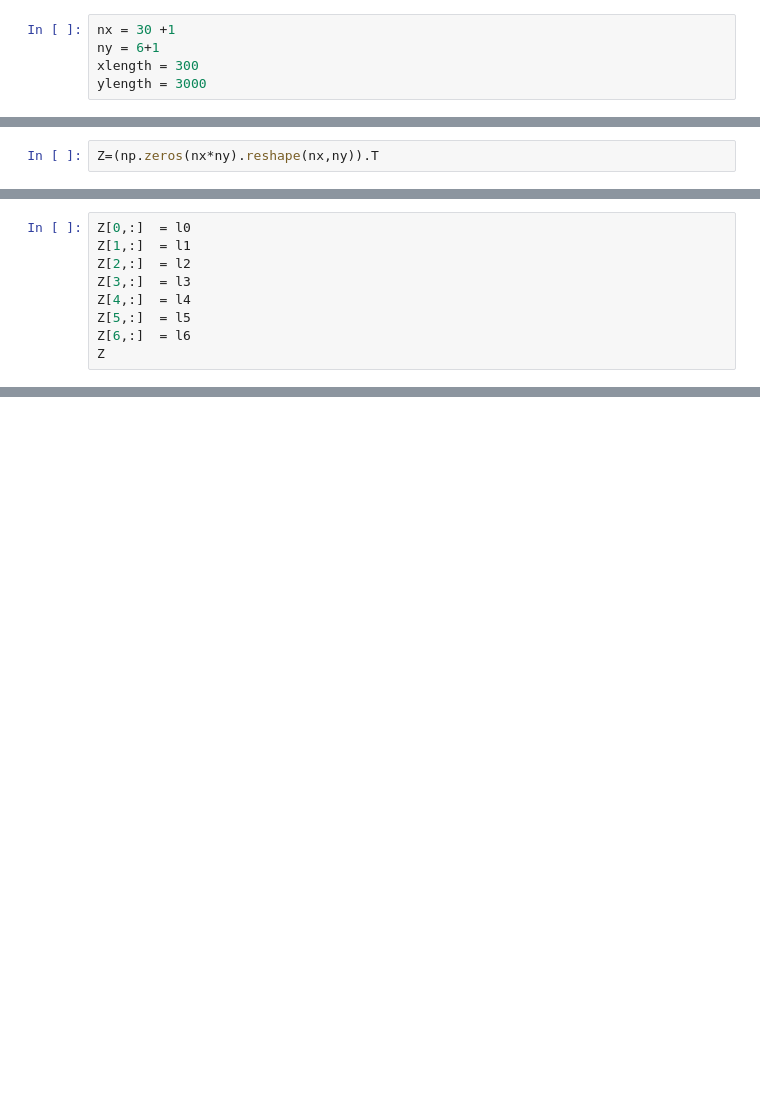
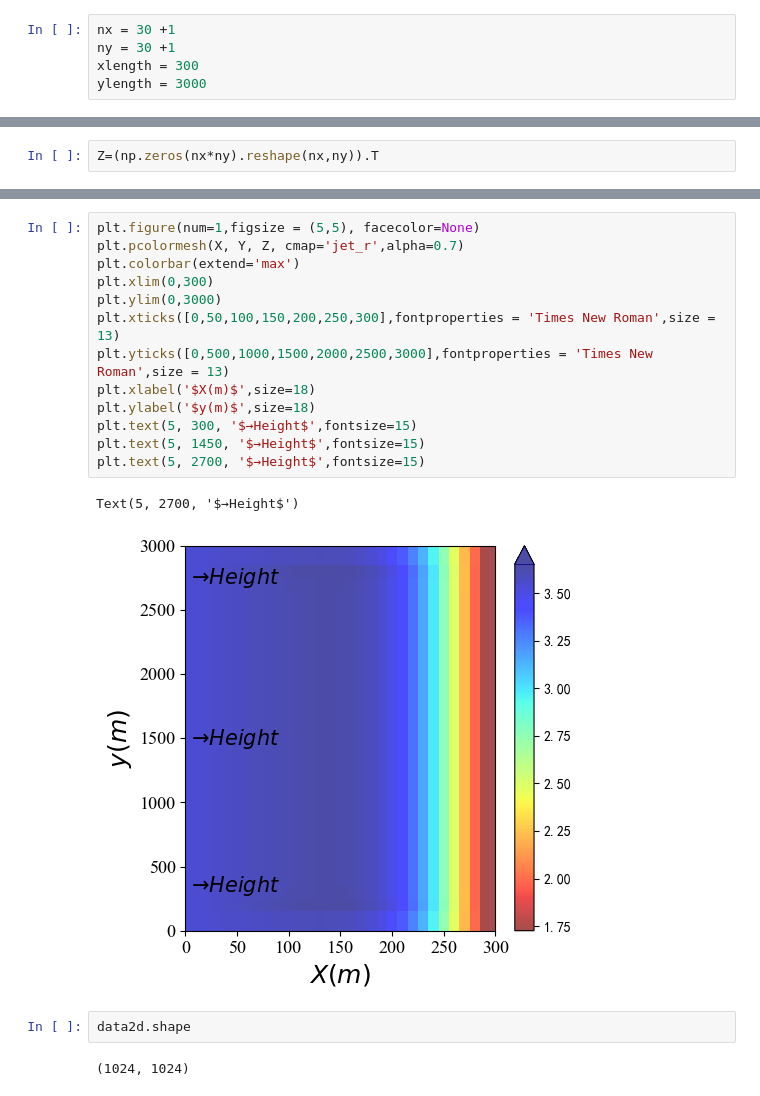
Before and after one commit to jackyvava/CodeWaveVegetation, a Jupyter notebook: code.ipynb, the cells around one changed output, grey strips where cells are left out. Drawn from its saved outputs; the diff is of its cells as text; blank space fills up the shorter version.

```diff
--- a/code.ipynb
+++ b/code.ipynb
@@ -40,6 +63,6 @@ l6=data['l6']
 # %%
 nx = 30 +1
-ny = 6+1
+ny = 30 +1
 xlength = 300
 ylength = 3000
 # %%
@@ -82,9 +109,0 @@ Z,Z.shape
-# %%
-Z[0,:]  = l0
-Z[1,:]  = l1
-Z[2,:]  = l2
-Z[3,:]  = l3
-Z[4,:]  = l4
-Z[5,:]  = l5
-Z[6,:]  = l6
-Z
@@ -118,0 +163,20 @@ Z[0,10]
+# %%
+plt.figure(num=1,figsize = (5,5), facecolor=None)
+plt.pcolormesh(X, Y, Z, cmap='jet_r',alpha=0.7)
+plt.colorbar(extend='max')
+plt.xlim(0,300)
+plt.ylim(0,3000)
+plt.xticks([0,50,100,150,200,250,300],fontproperties = 'Times New Roman',size = 13)
+plt.yticks([0,500,1000,1500,2000,2500,3000],fontproperties = 'Times New Roman',size = 13)
+plt.xlabel('$X(m)$',size=18)
+plt.ylabel('$y(m)$',size=18)
+plt.text(5, 300, '$→Height$',fontsize=15)
+plt.text(5, 1450, '$→Height$',fontsize=15)
+plt.text(5, 2700, '$→Height$',fontsize=15)
+# %% [output]
+Text(5, 2700, '$→Height$')
+[figure, added]
+# %%
+data2d.shape
+# %% [output]
+(1024, 1024)
```
Also changed, not shown: parts of 11 cells of this notebook, 6 other files.
